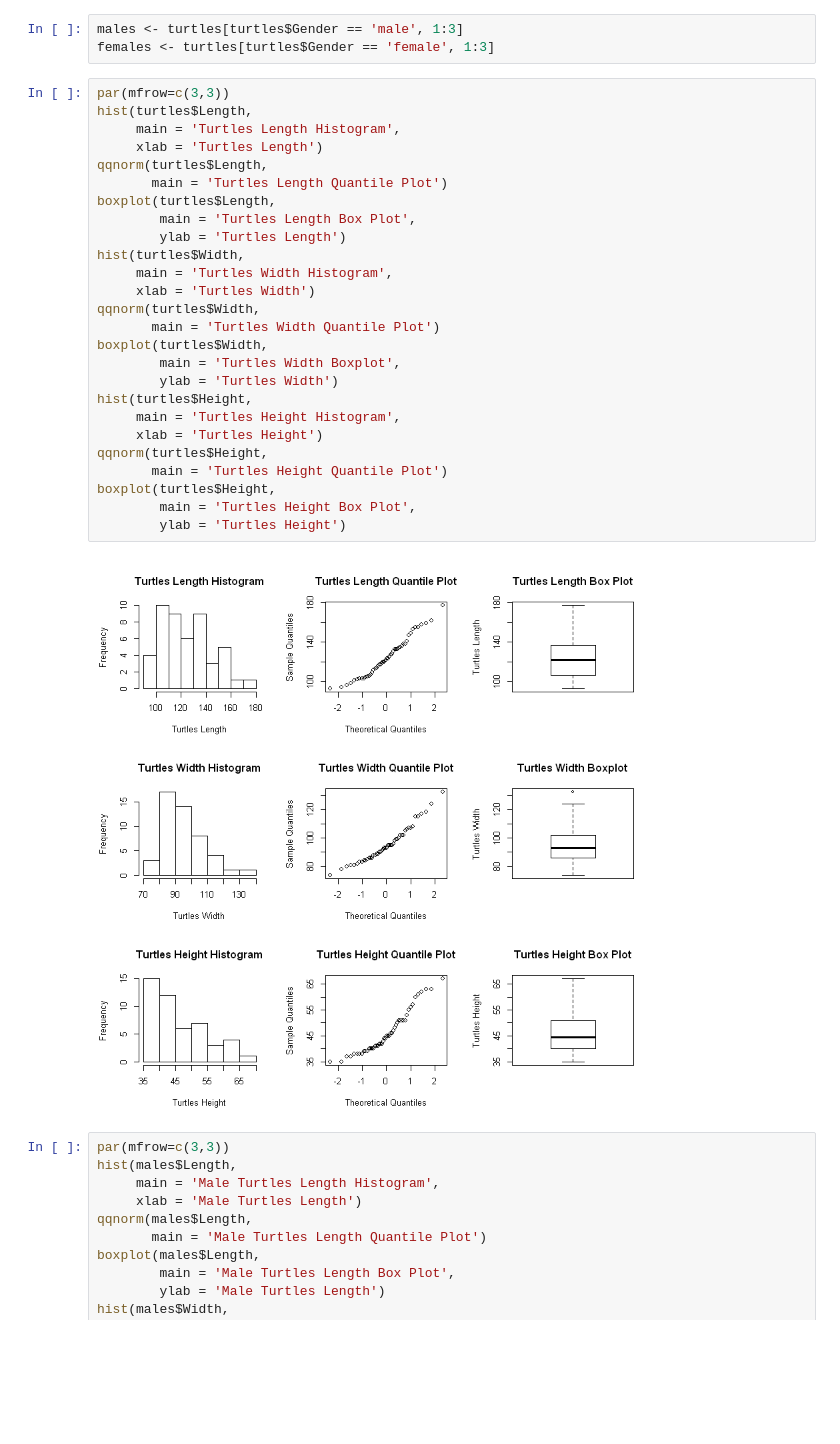
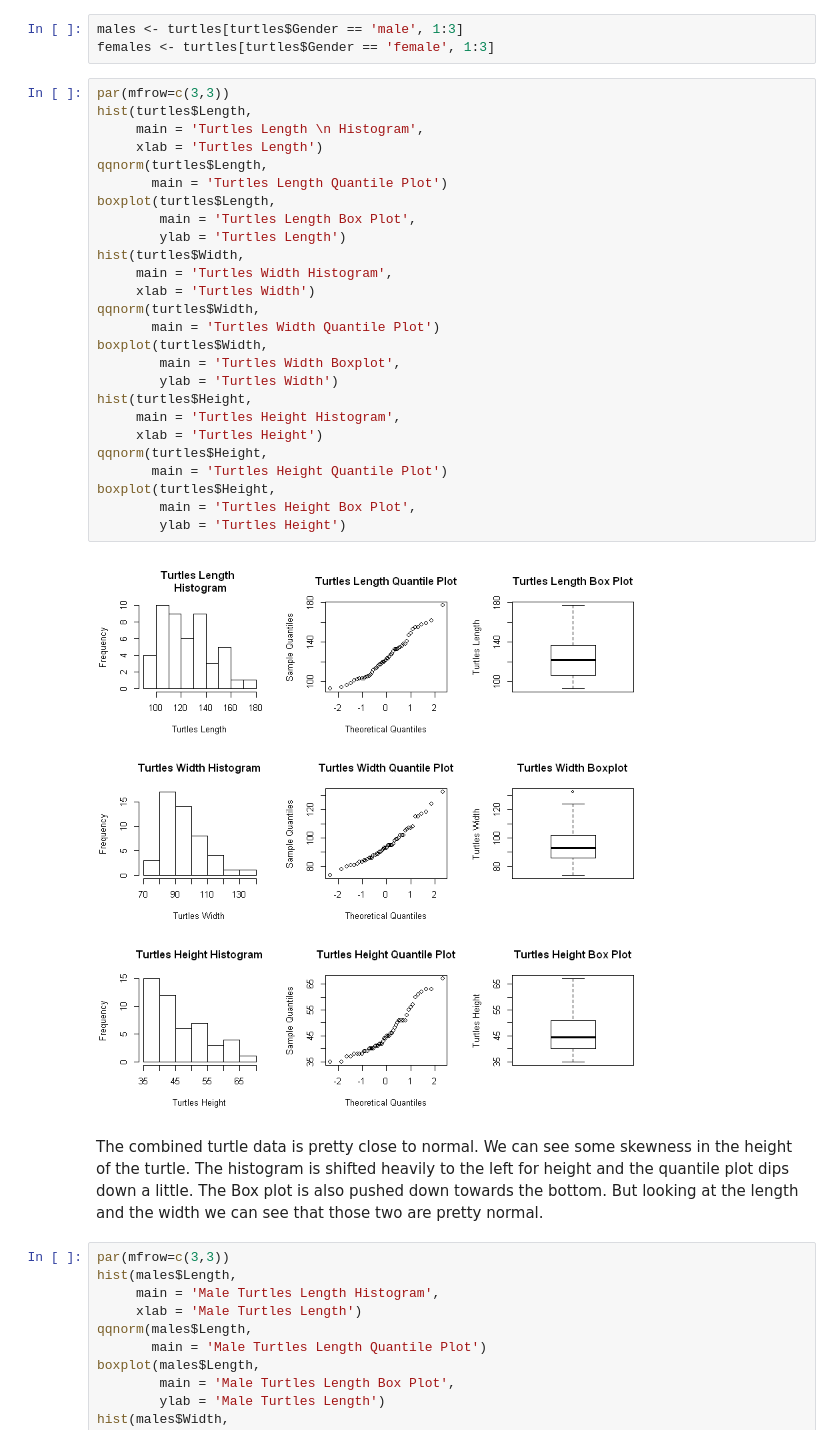
Before and after one commit to michael-huber2772/STAT5650, a Jupyter notebook: Assignments/Assignment1/Homework_1.ipynb, the cells around one changed output. Drawn from its saved outputs; the diff is of its cells as text; blank space fills up the shorter version.

```diff
--- a/Assignments/Assignment1/Homework_1.ipynb
+++ b/Assignments/Assignment1/Homework_1.ipynb
@@ -20,31 +20,33 @@ females <- turtles[turtles$Gender == 'female', 1:3]
 # %%
 par(mfrow=c(3,3))
 hist(turtles$Length,
-     main = 'Turtles Length Histogram',
+     main = 'Turtles Length \n Histogram',
      xlab = 'Turtles Length')
 qqnorm(turtles$Length,
        main = 'Turtles Length Quantile Plot')
 boxplot(turtles$Length,
         main = 'Turtles Length Box Plot',
         ylab = 'Turtles Length')
 hist(turtles$Width,
      main = 'Turtles Width Histogram',
      xlab = 'Turtles Width')
 qqnorm(turtles$Width,
        main = 'Turtles Width Quantile Plot')
 boxplot(turtles$Width,
         main = 'Turtles Width Boxplot',
         ylab = 'Turtles Width')
 hist(turtles$Height,
      main = 'Turtles Height Histogram',
      xlab = 'Turtles Height')
 qqnorm(turtles$Height,
        main = 'Turtles Height Quantile Plot')
 boxplot(turtles$Height,
         main = 'Turtles Height Box Plot',
         ylab = 'Turtles Height')
 # %% [output]
-[figure, old version]
+[figure, new version]
+# %% [markdown]
+The combined turtle data is pretty close to normal. We can see some skewness in the height of the turtle. The histogram is shifted heavily to the left for height and the quantile plot dips down a little. The Box plot is also pushed down towards the bottom. But looking at the length and the width we can see that those two are pretty normal.
 # %%
 par(mfrow=c(3,3))
 hist(males$Length,
```
Also changed, not shown: parts of 28 cells of this notebook, 14 other files.
